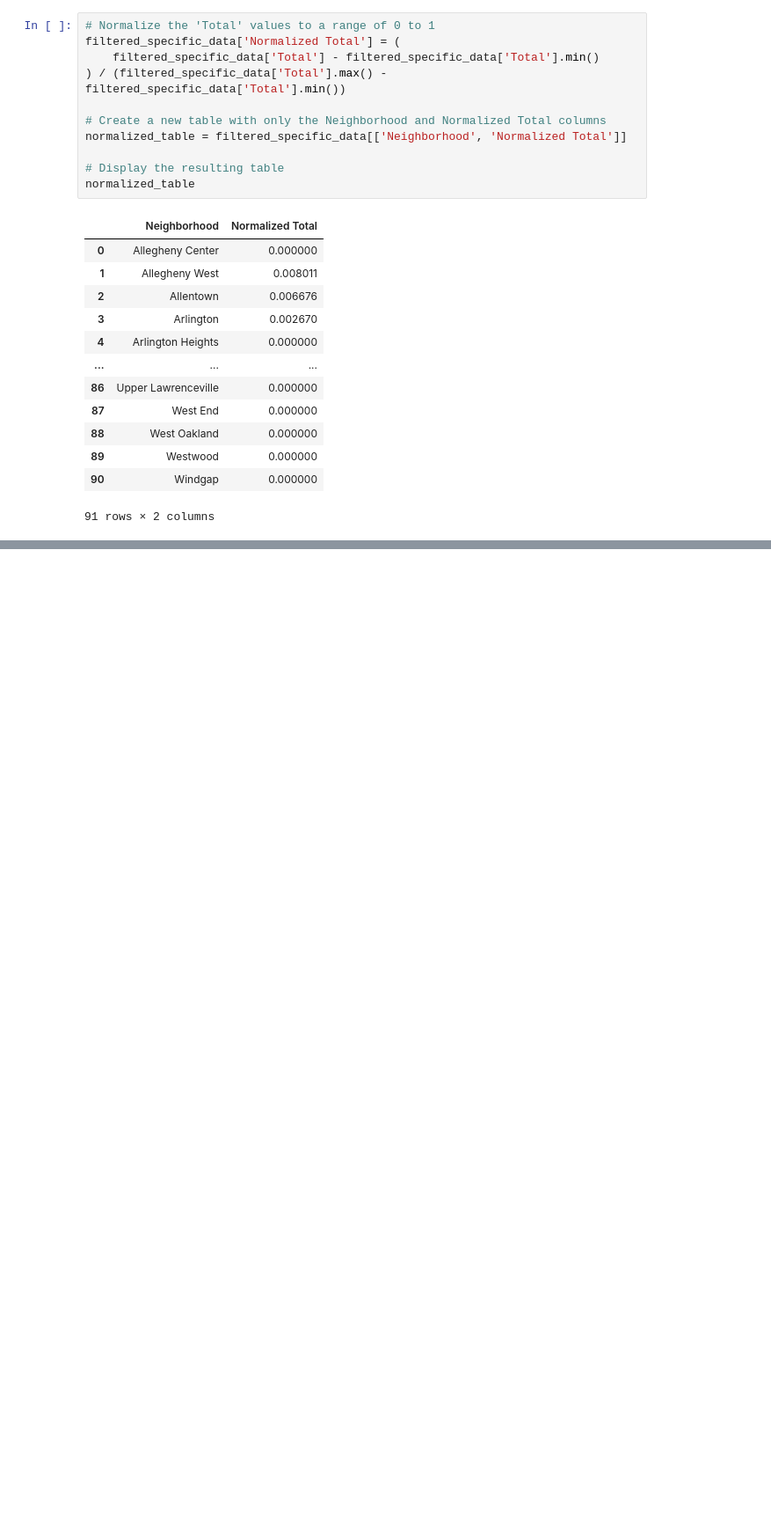
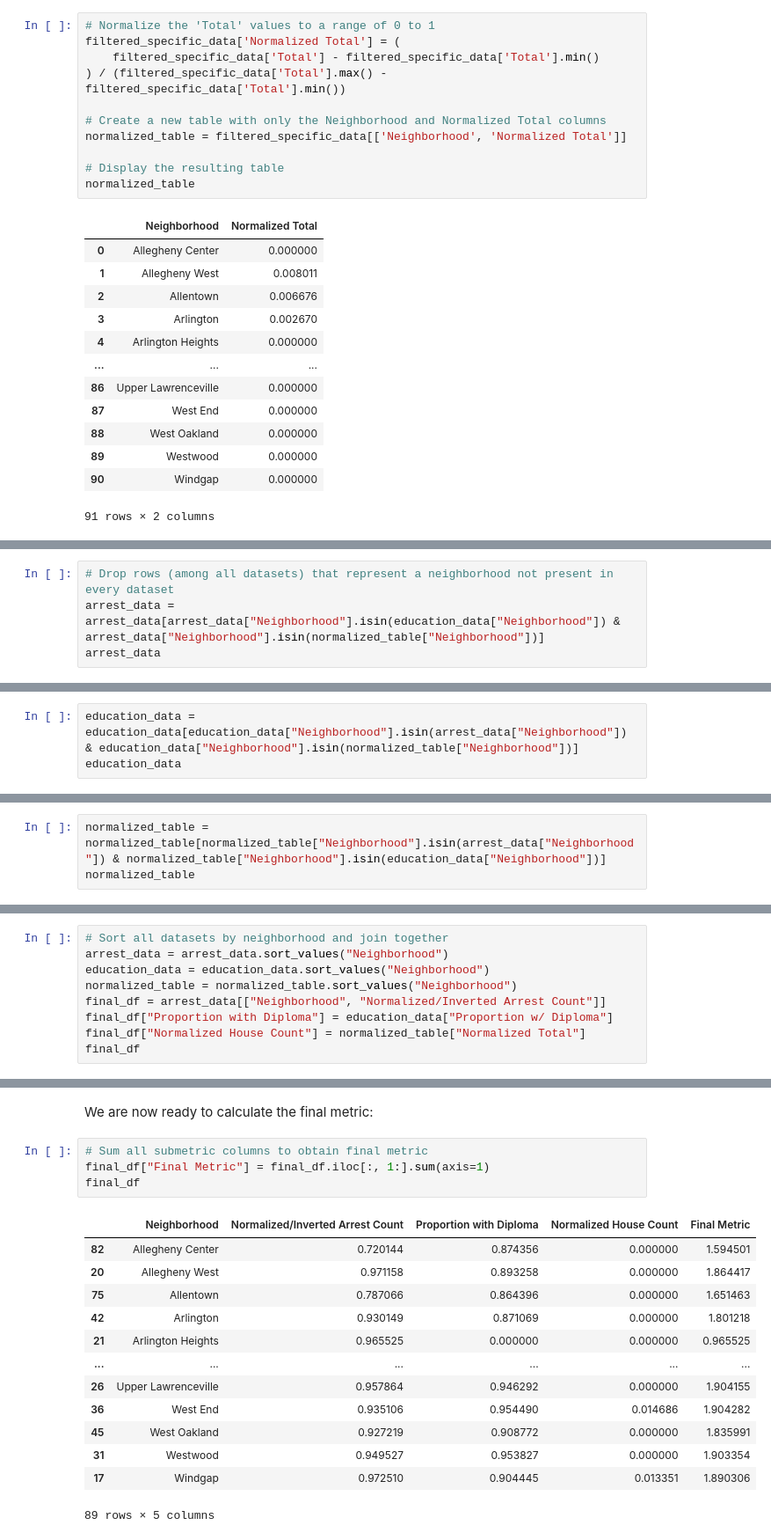
Before and after one commit to ItBeDaKang/CMPINF-0010-Final-Project, a Jupyter notebook: group_notebook.ipynb, the cells around one changed output, grey strips where cells are left out. Shown: that part at 88% size. Cells and saved outputs as stored; diff of their text form; blank space fills up the shorter version.

Commit message:
Finished final metric analysis and revised coloring of visualizations

```diff
--- a/group_notebook.ipynb
+++ b/group_notebook.ipynb
@@ -368,0 +417,4 @@ plt.show()
+# %%
+# Drop rows (among all datasets) that represent a neighborhood not present in every dataset
+arrest_data = arrest_data[arrest_data["Neighborhood"].isin(education_data["Neighborhood"]) & arrest_data["Neighborhood"].isin(normalized_table["Neighborhood"])]
+arrest_data
@@ -368,0 +435,3 @@ plt.show()
+# %%
+education_data = education_data[education_data["Neighborhood"].isin(arrest_data["Neighborhood"]) & education_data["Neighborhood"].isin(normalized_table["Neighborhood"])]
+education_data
@@ -368,0 +452,3 @@ plt.show()
+# %%
+normalized_table = normalized_table[normalized_table["Neighborhood"].isin(arrest_data["Neighborhood"]) & normalized_table["Neighborhood"].isin(education_data["Neighborhood"])]
+normalized_table
@@ -368,0 +471,9 @@ plt.show()
+# %%
+# Sort all datasets by neighborhood and join together
+arrest_data = arrest_data.sort_values("Neighborhood")
+education_data = education_data.sort_values("Neighborhood")
+normalized_table = normalized_table.sort_values("Neighborhood")
+final_df = arrest_data[["Neighborhood", "Normalized/Inverted Arrest Count"]]
+final_df["Proportion with Diploma"] = education_data["Proportion w/ Diploma"]
+final_df["Normalized House Count"] = normalized_table["Normalized Total"]
+final_df
@@ -368,0 +499,20 @@ plt.show()
+# %% [markdown]
+We are now ready to calculate the final metric:
+# %%
+# Sum all submetric columns to obtain final metric
+final_df["Final Metric"] = final_df.iloc[:, 1:].sum(axis=1)
+final_df
+# %% [output]
+|  | Neighborhood | Normalized/Inverted Arrest Count | Proportion with Diploma | Normalized House Count | Final Metric |
+| 82 | Allegheny Center | 0.720144 | 0.874356 | 0.000000 | 1.594501 |
+| 20 | Allegheny West | 0.971158 | 0.893258 | 0.000000 | 1.864417 |
+| 75 | Allentown | 0.787066 | 0.864396 | 0.000000 | 1.651463 |
+| 42 | Arlington | 0.930149 | 0.871069 | 0.000000 | 1.801218 |
+| 21 | Arlington Heights | 0.965525 | 0.000000 | 0.000000 | 0.965525 |
+| ... | ... | ... | ... | ... | ... |
+| 26 | Upper Lawrenceville | 0.957864 | 0.946292 | 0.000000 | 1.904155 |
+| 36 | West End | 0.935106 | 0.954490 | 0.014686 | 1.904282 |
+| 45 | West Oakland | 0.927219 | 0.908772 | 0.000000 | 1.835991 |
+| 31 | Westwood | 0.949527 | 0.953827 | 0.000000 | 1.903354 |
+| 17 | Windgap | 0.972510 | 0.904445 | 0.013351 | 1.890306 |
+89 rows × 5 columns
```
Also changed, not shown: parts of 22 cells of this notebook.
